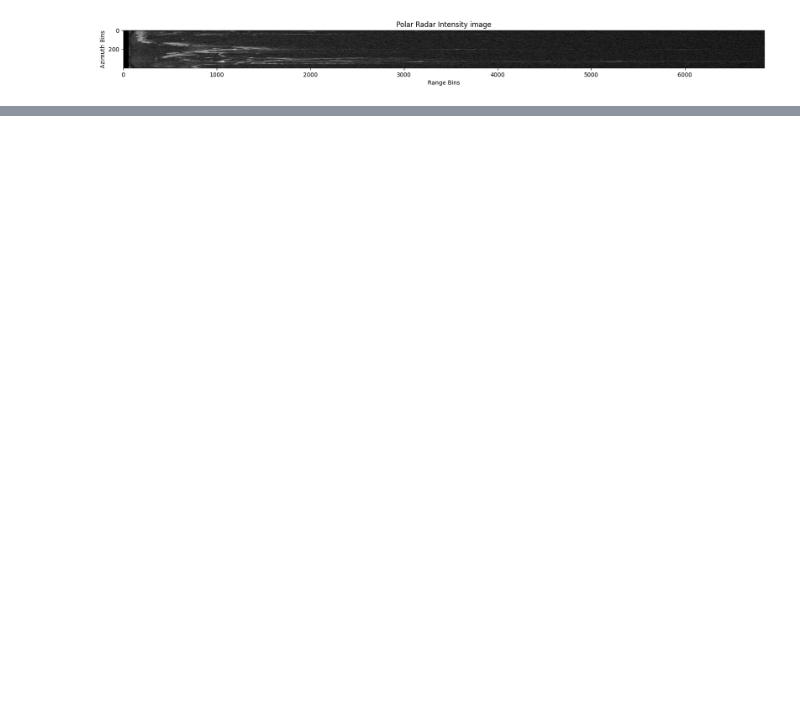
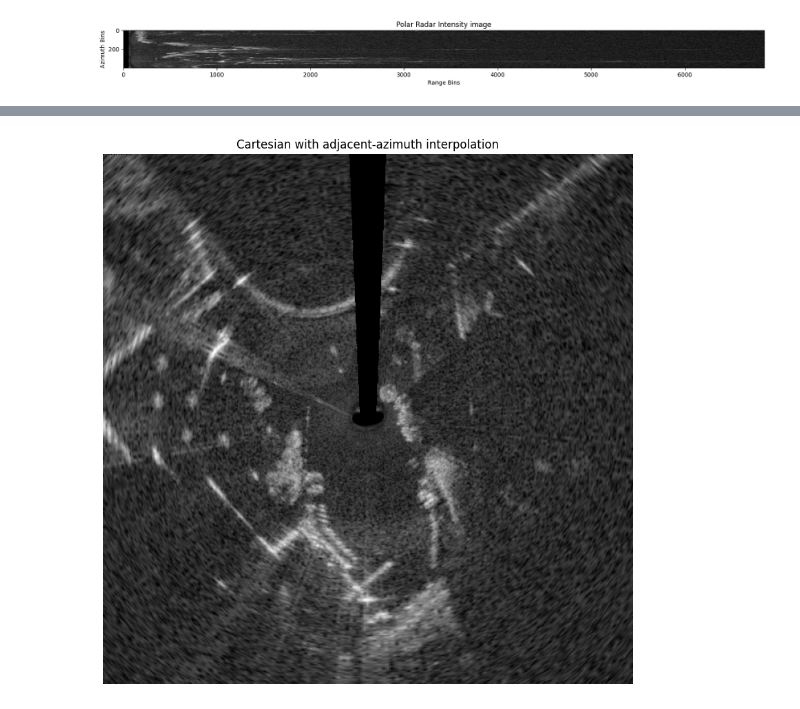
Before and after one commit to utiasASRL/pyboreas, a Jupyter notebook: pyboreas/tutorials/radar_undistortion.ipynb, the cells around one changed output, grey strips where cells are left out. Cells and saved outputs as stored; diff of their text form; code cells hidden in the pictures; blank space fills up the shorter version.

```diff
--- a/pyboreas/tutorials/radar_undistortion.ipynb
+++ b/pyboreas/tutorials/radar_undistortion.ipynb
@@ -104 +136,18 @@ plt.show()
+# %%
+# We can increase azimuth_upsample to allow for interpolation
+
+cart = rad.undistort_motion(
+    query_poses,
+    cart_resolution = 0.2384,
+    cart_pixel_width = 640,
+    azimuth_upsample = 3
+    )
+
+plt.figure(figsize=(10,10))
+plt.imshow(cart, cmap="gray")
+plt.title("Cartesian with adjacent-azimuth interpolation")
+plt.axis("off")
+plt.show()
+# %% [output]
+[figure, added]
 # %%
```
Also changed, not shown: parts of 11 cells of this notebook.
